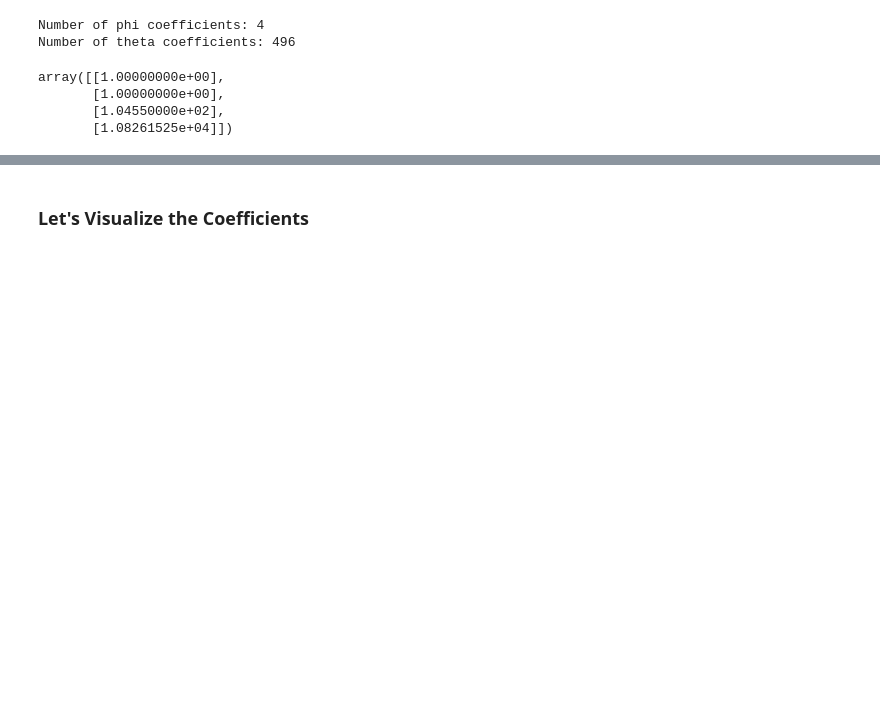
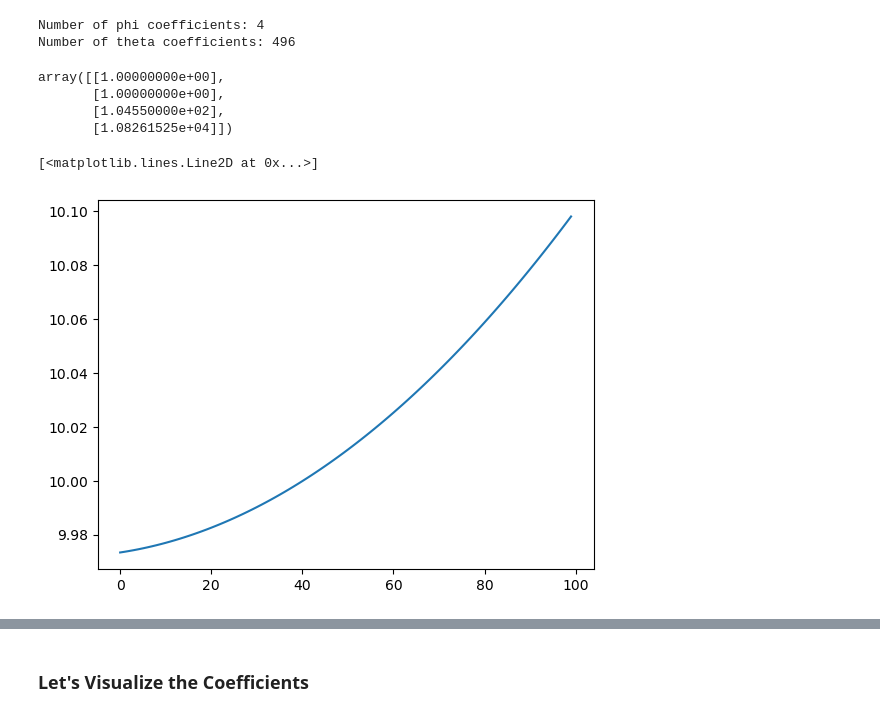
Before and after one commit to jasonbohne123/Adaptive_Signal_Estimation, a Jupyter notebook: trend_filtering/continous_tf.ipynb, the cells around one changed output, grey strips where cells are left out. Cells and saved outputs as stored; diff of their text form; code cells hidden in the pictures; blank space fills up the shorter version.

```diff
--- a/trend_filtering/continous_tf.ipynb
+++ b/trend_filtering/continous_tf.ipynb
@@ -107,3 +107,8 @@ array([[1.00000000e+00],
        [1.00000000e+00],
        [1.04550000e+02],
        [1.08261525e+04]])
+# %%
+plt.plot(ctf.phi.dot(ctf.h_j_x((x_equal))))
+# %% [output]
+[<matplotlib.lines.Line2D at 0x...>]
+[figure, added]
```
Also changed, not shown: parts of 4 cells of this notebook, 1 other file.
